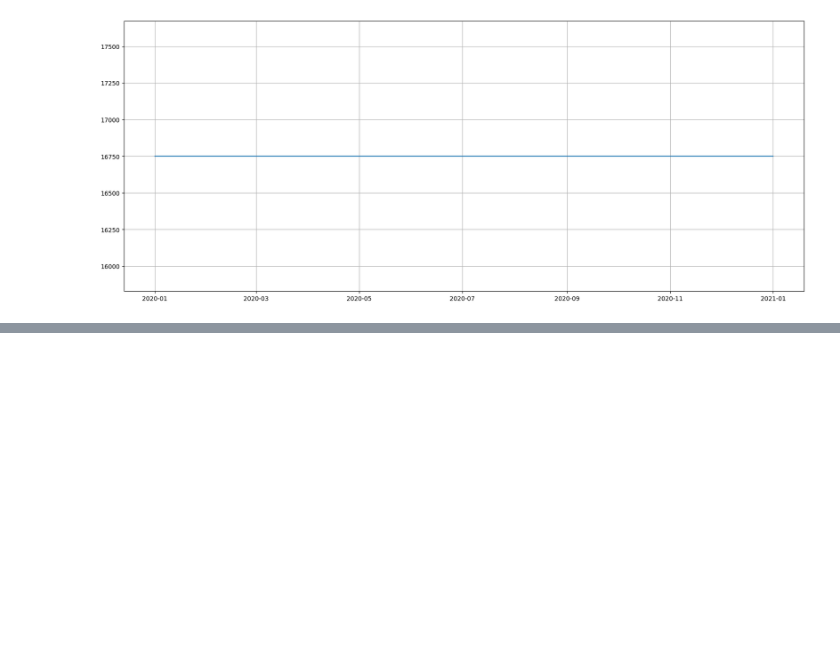
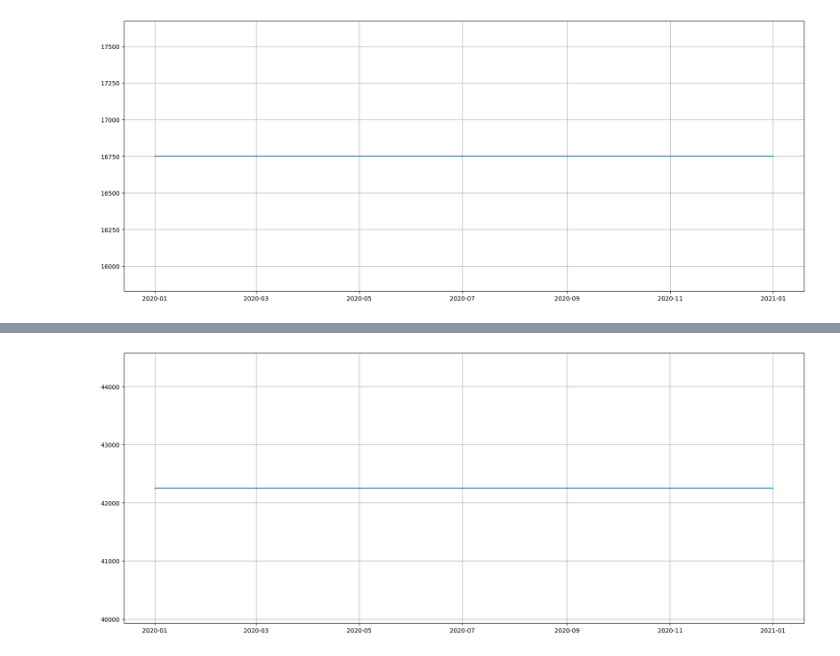
Before and after one commit to khw11044/contest, a Jupyter notebook: 1.data_analysis_5.ipynb, the cells around one changed output, grey strips where cells are left out. Drawn from its saved outputs; the diff is of its cells as text; code cells hidden in the pictures; blank space fills up the shorter version.

```diff
--- a/1.data_analysis_5.ipynb
+++ b/1.data_analysis_5.ipynb
@@ -260,0 +315,8 @@ plt.show()
+# %%
+zone_0_2020 = df_2020[df_2020['zone']==0]
+# %%
+plt.figure(figsize = (20,8))
+plt.plot('electric_train.tm', 'electric_train.sum_qctr', data = zone_0_2020)
+plt.grid()
+# %% [output]
+[figure, added]
```
Also changed, not shown: parts of 20 cells of this notebook, 3 other files.
